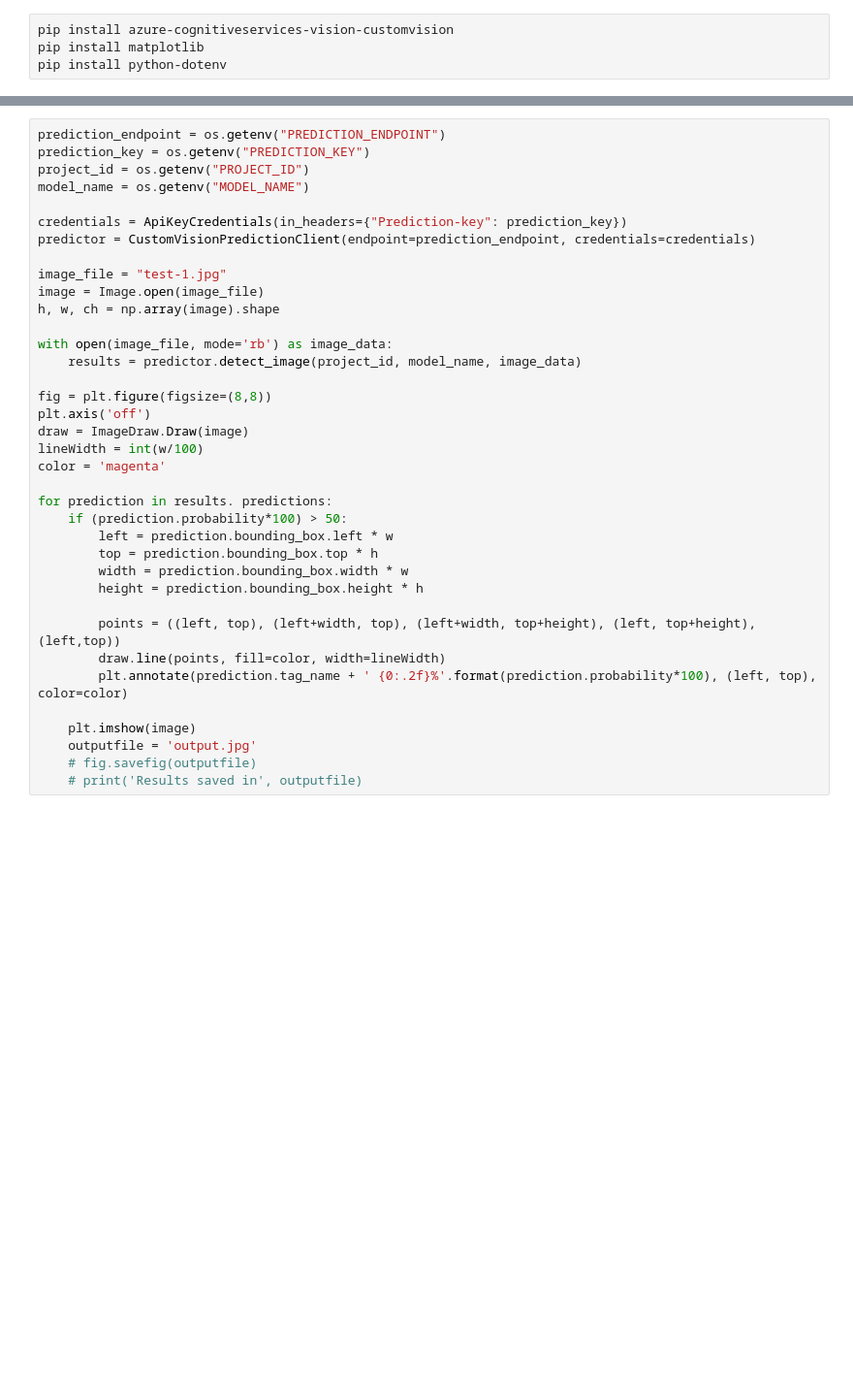
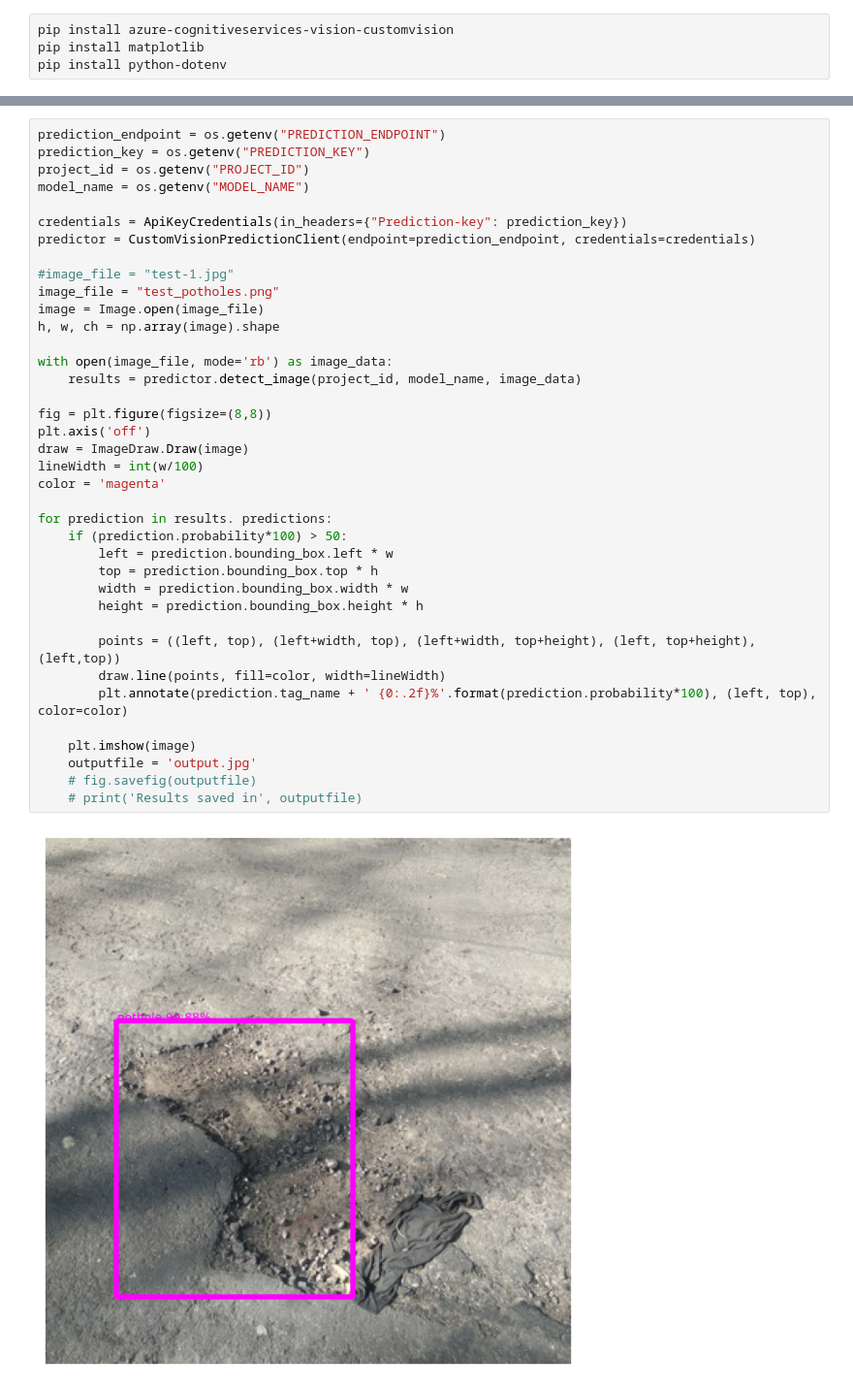
Before and after one commit to EraMorgett4/Sesac_5_perror, a Jupyter notebook: backend/FR-007/FR-007(ver1).ipynb, the cells around one changed output, grey strips where cells are left out. Shown: that part at 97% size. Cells and saved outputs as stored; diff of their text form; blank space fills up the shorter version.

```diff
--- a/backend/FR-007/FR-007(ver1).ipynb
+++ b/backend/FR-007/FR-007(ver1).ipynb
@@ -21,31 +23,34 @@ model_name = os.getenv("MODEL_NAME")
 credentials = ApiKeyCredentials(in_headers={"Prediction-key": prediction_key})
 predictor = CustomVisionPredictionClient(endpoint=prediction_endpoint, credentials=credentials)
 
-image_file = "test-1.jpg"
+#image_file = "test-1.jpg"
+image_file = "test_potholes.png"
 image = Image.open(image_file)
 h, w, ch = np.array(image).shape
 
 with open(image_file, mode='rb') as image_data:
     results = predictor.detect_image(project_id, model_name, image_data)
 
 fig = plt.figure(figsize=(8,8))
 plt.axis('off')
 draw = ImageDraw.Draw(image)
 lineWidth = int(w/100)
 color = 'magenta'
 
 for prediction in results. predictions:
     if (prediction.probability*100) > 50:
         left = prediction.bounding_box.left * w
         top = prediction.bounding_box.top * h
         width = prediction.bounding_box.width * w
         height = prediction.bounding_box.height * h
 
         points = ((left, top), (left+width, top), (left+width, top+height), (left, top+height), (left,top))
         draw.line(points, fill=color, width=lineWidth)
         plt.annotate(prediction.tag_name + ' {0:.2f}%'.format(prediction.probability*100), (left, top), color=color)
 
     plt.imshow(image)
     outputfile = 'output.jpg'
     # fig.savefig(outputfile)
     # print('Results saved in', outputfile)
+# %% [output]
+[figure, added]
```
Also changed, not shown: parts of 1 cell of this notebook, 2 other files.
